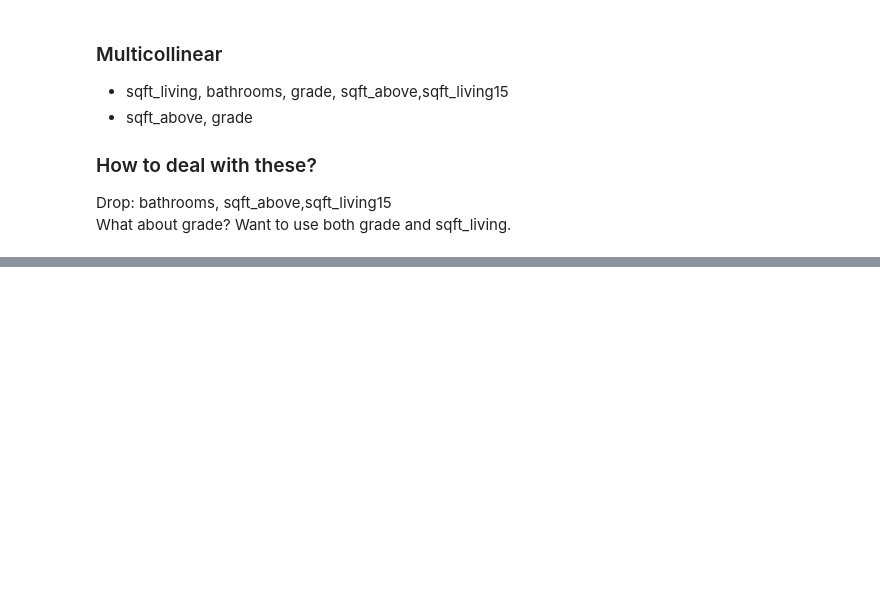
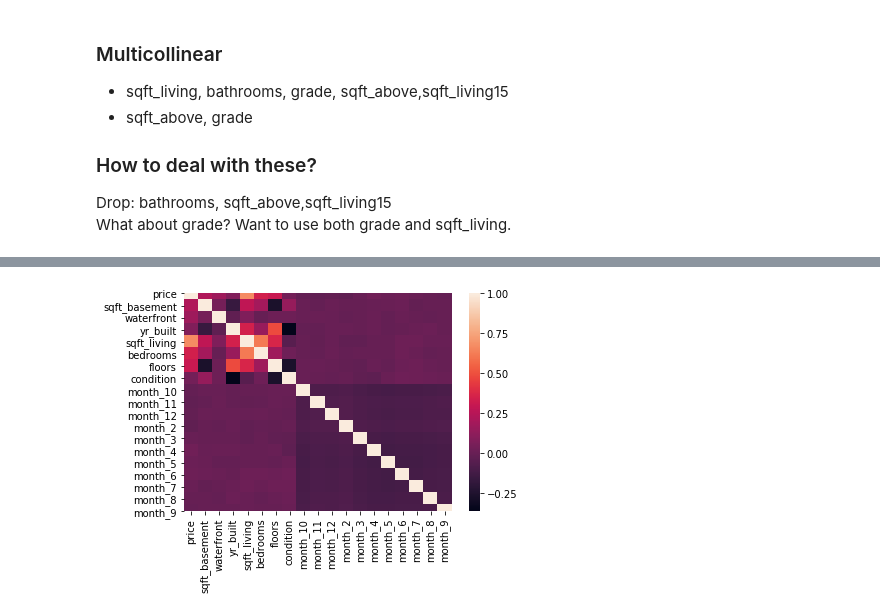
Before and after one commit to anbillinger/dsc-mod-2-project-v2-1-onl01-dtsc-ft-041320, a Jupyter notebook: student.ipynb, the cells around one changed output, grey strips where cells are left out. Drawn from its saved outputs; the diff is of its cells as text; code cells hidden in the pictures; blank space fills up the shorter version.

```diff
--- a/student.ipynb
+++ b/student.ipynb
@@ -107,10 +61,0 @@ sns.heatmap(temp.corr(),center=0)
-# %%
-to_drop = ['date','sqft_lot15','sqft_living15','zipcode','condition']
-lst = ['price','sqft_living','sqft_lot','sqft_above']
-temp = df.drop(to_drop,axis=1)
-for x in lst: temp[x]=np.log(temp[x])
-temp['sqft_basement'].where(temp['sqft_basement']==0,np.log(temp['sqft_basement']),inplace=True)
-for x in temp.columns:
-    fig = plt.figure()
-    plt.hist(df[x])
-    plt.title(x)
@@ -167,0 +62,3 @@ dtype: float64
+# %%
+months = [x.month for x in df['date']]
+df['month']=months
@@ -167,0 +74,4 @@ dtype: float64
+# %%
+#monthlst = list(df['month'].unique())
+df['month'] = df['month'].astype(str)
+tempm = pd.get_dummies(df['month'],prefix = 'month',drop_first=True)
@@ -167,0 +94,19 @@ dtype: float64
+# %%
+lst = ['price','sqft_basement','waterfront','yr_built','sqft_living','bedrooms','floors','condition']
+temp = df.loc[:,lst]
+#temp.drop(['grade','sqft_living','bathrooms','sqft_above','sqft_living15','sqft_lot15','zipcode','sqft_basement','date'],axis=1,inplace=True)
+lst = ['price','sqft_living','sqft_basement']
+
+temp['sqft_basement'] = temp['sqft_basement'].replace(0,1)
+for x in lst:
+    temp[x]=np.log(temp[x])
+
+for x in temp.columns:
+    if x=='waterfront':continue
+    temp[x]=(temp[x]-np.mean(temp[x]))/np.std(temp[x])
+
+temp = pd.concat([temp,tempm],sort=False,axis=1)
+#x = abs(temp.corr())>.75
+sns.heatmap(temp.corr())
+temp.corr()
+# %% [output]
@@ -167,0 +130 @@ dtype: float64
+[figure, added]
```
Also changed, not shown: parts of 14 cells of this notebook.
